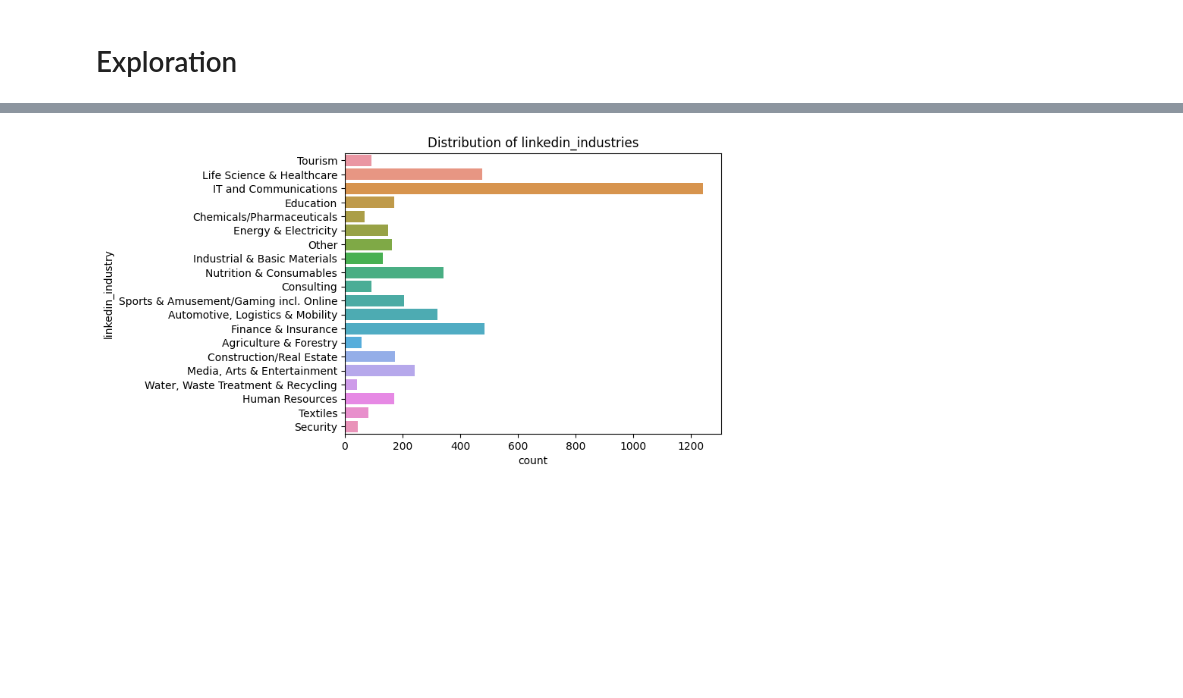
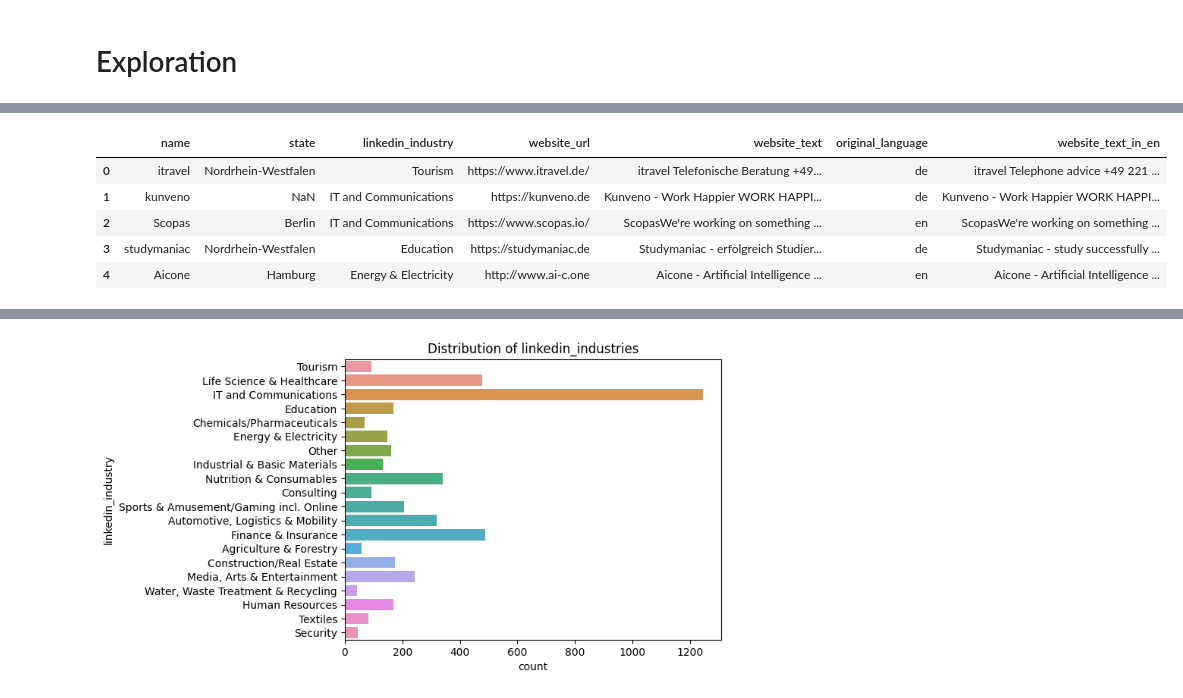
Before and after one commit to AleksandarIlievski/startup-clustering, a Jupyter notebook: notebooks/03 Feature Extraction/Exploration.ipynb, the cells around one changed output, grey strips where cells are left out. Drawn from its saved outputs; the diff is of its cells as text; code cells hidden in the pictures; blank space fills up the shorter version.

```diff
--- a/notebooks/03 Feature Extraction/Exploration.ipynb
+++ b/notebooks/03 Feature Extraction/Exploration.ipynb
@@ -19,0 +52,12 @@ startup_list.head()
+# %%
+# Merge the two data sets
+data = pd.merge(startup_list, data)
+# %%
+data.head()
+# %% [output]
+|  | name | state | linkedin_industry | website_url | website_text | original_language | website_text_in_en |
+| 0 | itravel | Nordrhein-Westfalen | Tourism | https://www.itravel.de/ | itravel Telefonische Beratung +49... | de | itravel Telephone advice +49 221 ... |
+| 1 | kunveno | NaN | IT and Communications | https://kunveno.de | Kunveno - Work Happier WORK HAPPI... | de | Kunveno - Work Happier WORK HAPPI... |
+| 2 | Scopas | Berlin | IT and Communications | https://www.scopas.io/ | ScopasWe're working on something ... | en | ScopasWe're working on something ... |
+| 3 | studymaniac | Nordrhein-Westfalen | Education | https://studymaniac.de | Studymaniac - erfolgreich Studier... | de | Studymaniac - study successfully ... |
+| 4 | Aicone | Hamburg | Energy & Electricity | http://www.ai-c.one | Aicone - Artificial Intelligence ... | en | Aicone - Artificial Intelligence ... |
```
Also changed, not shown: parts of 19 cells of this notebook.
